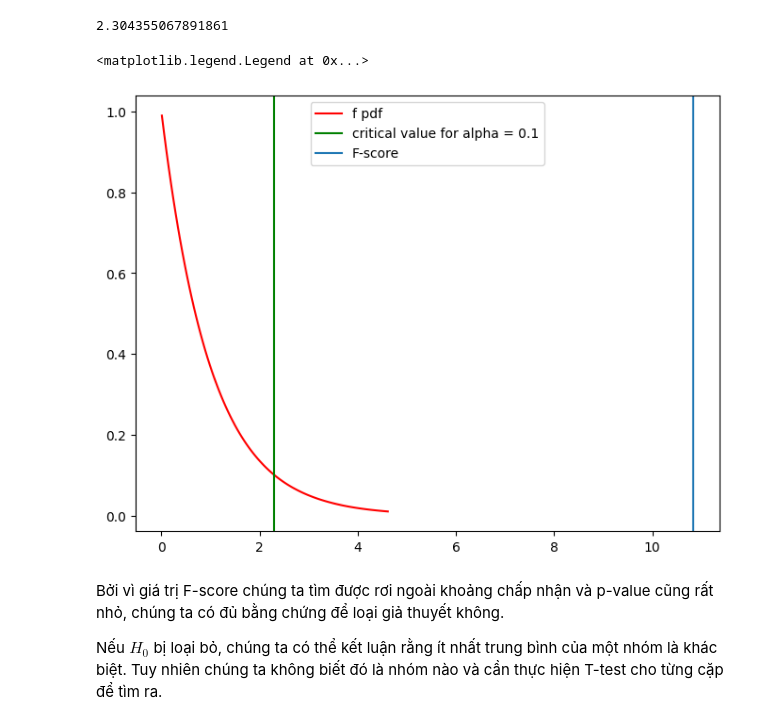
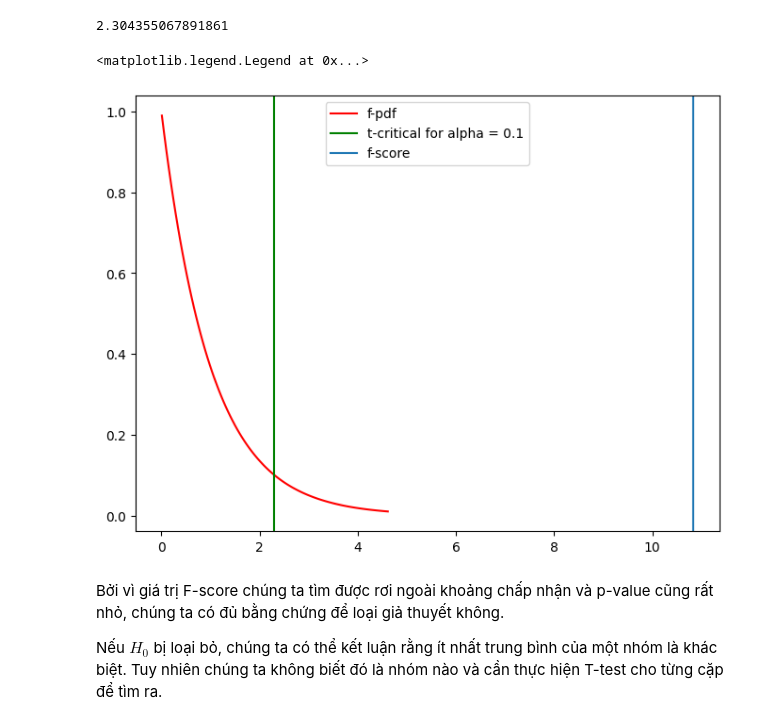
Before and after one commit to Tynab/Inferential-Statistics, a Jupyter notebook: ML03_BaiTap_An.ipynb, the cells around one changed output. Saved outputs shown, nothing was run; the diff lists cells and outputs as text; code cells hidden in the pictures.

```diff
--- a/ML03_BaiTap_An.ipynb
+++ b/ML03_BaiTap_An.ipynb
@@ -123,7 +123,7 @@ plt.legend()
 # %% [markdown]
 Dữ liệu: tập dữ liệu bao gồm các điểm của học sinh trong các môn học khác nhau.
 # %%
-df = pd.read_csv('students_performance.csv')
+df = pd.read_csv('data/students_performance.csv')
 df.head()
 # %% [output]
 |  | gender | race/ethnicity | parental level of education | lunch | test preparation course | math score | ... |
@@ -390,15 +390,15 @@ test_near(2.304355067891861, f_critical)
 # %%
 dfn, dfd = df_between, df_within
 x = np.linspace(stats.f.ppf(.01, dfn, dfd), stats.f.ppf(.99, dfn, dfd), 100)
 
 plt.figure(figsize=(8, 6), dpi=100)
-plt.plot(x, stats.f.pdf(x, dfn, dfd), 'r', label='f pdf')
-plt.axvline(x=stats.f.ppf(1 - alpha, dfn, dfd), label=f'critical value for alpha = {alpha}', color='g')
-plt.axvline(x=f_score, label='F-score')
+plt.plot(x, stats.f.pdf(x, dfn, dfd), 'r', label='f-pdf')
+plt.axvline(x=stats.f.ppf(1 - alpha, dfn, dfd), label=f't-critical for alpha = {alpha}', color='g')
+plt.axvline(x=f_score, label='f-score')
 plt.legend()
 # %% [output]
 <matplotlib.legend.Legend at 0x...>
-[figure, old version]
+[figure, new version]
 # %% [markdown]
 Bởi vì giá trị F-score chúng ta tìm được rơi ngoài khoảng chấp nhận và p-value cũng rất nhỏ, chúng ta có đủ bằng chứng để loại giả thuyết không.
 
```
Also changed, not shown: parts of 14 cells of this notebook, 5 other files.
